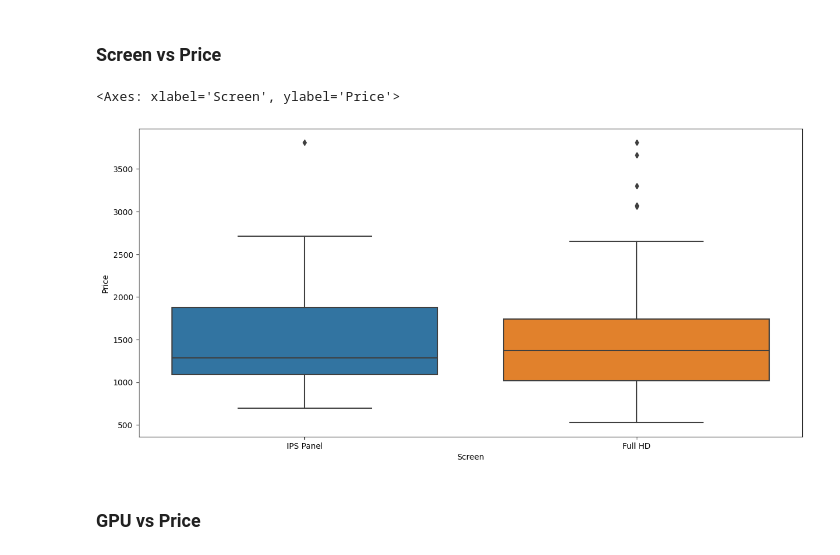
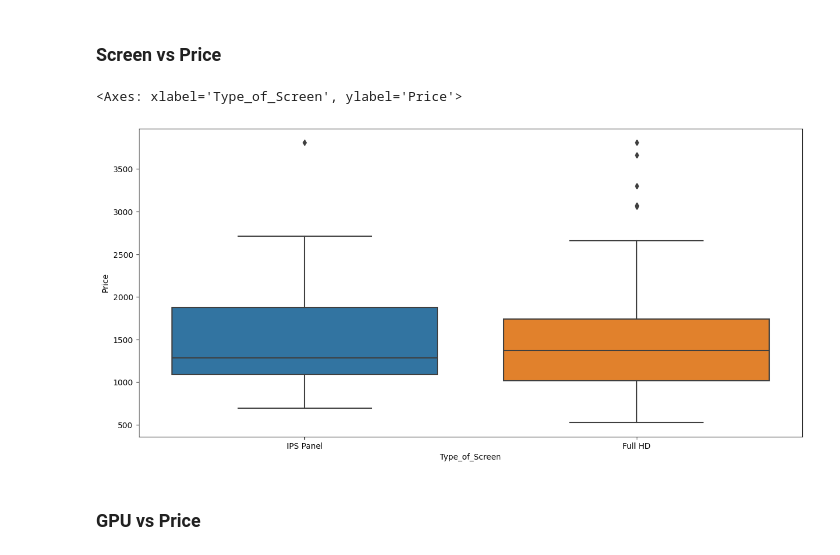
Before and after one commit to vythrey/eda_with_python_laptop_pricing, a Jupyter notebook: eda_with_python_laptop_pricing.ipynb, the cells around one changed output. Saved outputs shown, nothing was run; the diff lists cells and outputs as text; code cells hidden in the pictures.

```diff
--- a/eda_with_python_laptop_pricing.ipynb
+++ b/eda_with_python_laptop_pricing.ipynb
@@ -494,10 +487,10 @@ sns.boxplot(data = laptop_pricing, x = "Category", y ="Price")
 ### Screen vs Price
 # %%
 plt.figure(figsize= (15,7))
-sns.boxplot(data = laptop_pricing, x = "Screen", y ="Price")
+sns.boxplot(data = laptop_pricing, x = "Type_of_Screen", y ="Price")
 # %% [output]
-<Axes: xlabel='Screen', ylabel='Price'>
+<Axes: xlabel='Type_of_Screen', ylabel='Price'>
-[figure, old version]
+[figure, new version]
 # %% [markdown]
 ### GPU vs Price
 # %%
```
Also changed, not shown: parts of 75 cells of this notebook, 1 other file.
